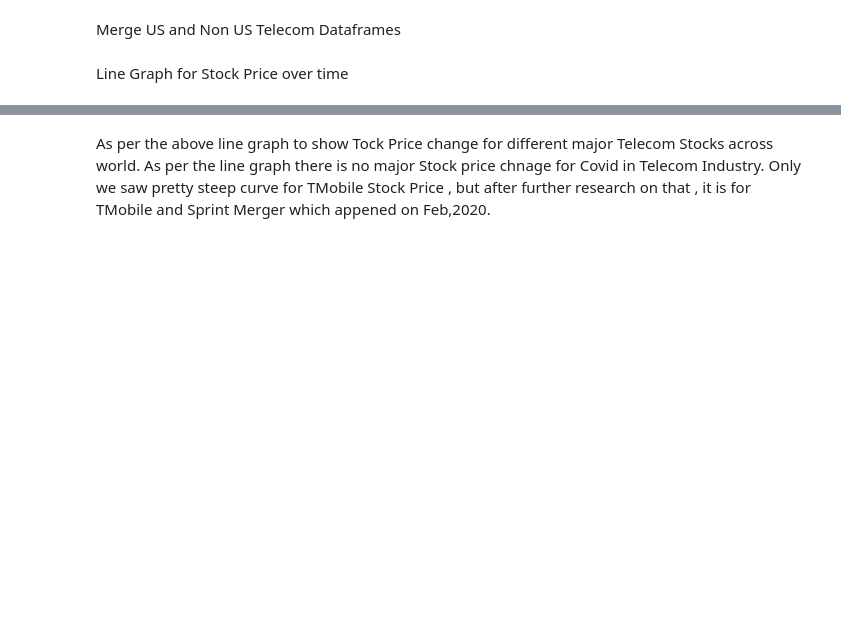
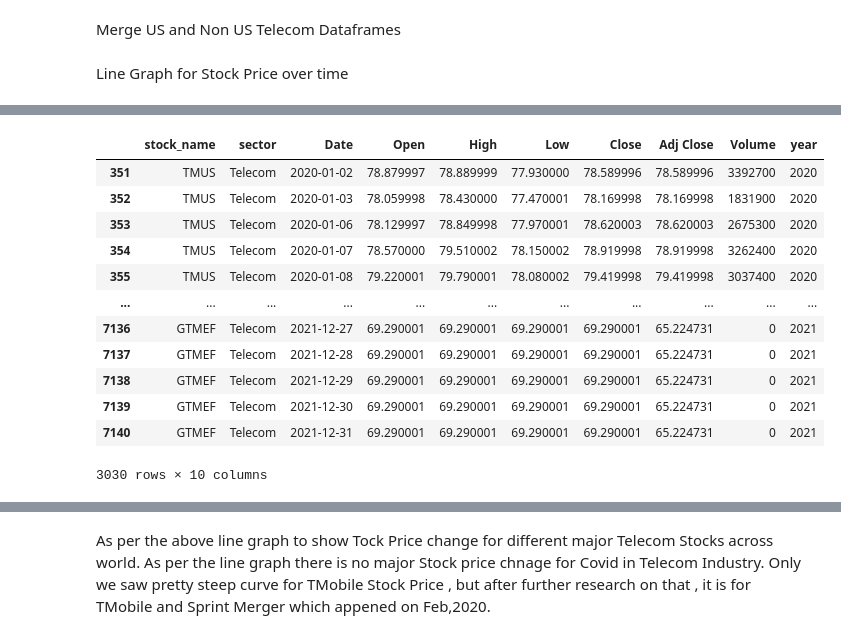
Before and after one commit to desireetrevino/Project1_Team2, a Jupyter notebook: Project1_Team2_Rajib.ipynb, the cells around one changed output, grey strips where cells are left out. Cells and saved outputs as stored; diff of their text form; code cells hidden in the pictures; blank space fills up the shorter version.

```diff
--- a/Project1_Team2_Rajib.ipynb
+++ b/Project1_Team2_Rajib.ipynb
@@ -102,3 +106,32 @@ Merge US and Non US Telecom Dataframes
 telecom_stock_df = telecom_us_stock_df.append(telecom_outsideus_stock_df, ignore_index = True)
 # %% [markdown]
 Line Graph for Stock Price over time
+# %%
+from IPython.display import display
+import ipywidgets as widgets
+
+beg_year = widgets.IntSlider(
+    value=7,
+    min=2019,
+    max=2023,
+    step=1,
+    description='Start Year:',
+    disabled=False,
+    continuous_update=False,
+    orientation='horizontal',
+    readout=True,
+    readout_format='d'
+)
+
+end_year = widgets.IntSlider(
+    value=7,
+    min=2019,
+    max=2023,
+    step=1,
+    description='End Year:',
+    disabled=False,
+    continuous_update=False,
+    orientation='horizontal',
+    readout=True,
+    readout_format='d'
+)
@@ -105,3 +147,21 @@ Line Graph for Stock Price over time
+# %%
+telecom_stock_df['year'] = pd.DatetimeIndex(telecom_stock_df['Date']).year
+telecom_stock_date_df = telecom_stock_df.loc[(telecom_stock_df["year"] >= beg_year.value) & (telecom_stock_df["year"] <= end_year.value)]
+telecom_stock_date_df
+# %% [output]
+|  | stock_name | sector | Date | Open | High | Low | Close | Adj Close | Volume | year |
+| 351 | TMUS | Telecom | 2020-01-02 | 78.879997 | 78.889999 | 77.930000 | 78.589996 | 78.589996 | 3392700 | 2020 |
+| 352 | TMUS | Telecom | 2020-01-03 | 78.059998 | 78.430000 | 77.470001 | 78.169998 | 78.169998 | 1831900 | 2020 |
+| 353 | TMUS | Telecom | 2020-01-06 | 78.129997 | 78.849998 | 77.970001 | 78.620003 | 78.620003 | 2675300 | 2020 |
+| 354 | TMUS | Telecom | 2020-01-07 | 78.570000 | 79.510002 | 78.150002 | 78.919998 | 78.919998 | 3262400 | 2020 |
+| 355 | TMUS | Telecom | 2020-01-08 | 79.220001 | 79.790001 | 78.080002 | 79.419998 | 79.419998 | 3037400 | 2020 |
+| ... | ... | ... | ... | ... | ... | ... | ... | ... | ... | ... |
+| 7136 | GTMEF | Telecom | 2021-12-27 | 69.290001 | 69.290001 | 69.290001 | 69.290001 | 65.224731 | 0 | 2021 |
+| 7137 | GTMEF | Telecom | 2021-12-28 | 69.290001 | 69.290001 | 69.290001 | 69.290001 | 65.224731 | 0 | 2021 |
+| 7138 | GTMEF | Telecom | 2021-12-29 | 69.290001 | 69.290001 | 69.290001 | 69.290001 | 65.224731 | 0 | 2021 |
+| 7139 | GTMEF | Telecom | 2021-12-30 | 69.290001 | 69.290001 | 69.290001 | 69.290001 | 65.224731 | 0 | 2021 |
+| 7140 | GTMEF | Telecom | 2021-12-31 | 69.290001 | 69.290001 | 69.290001 | 69.290001 | 65.224731 | 0 | 2021 |
+3030 rows × 10 columns
 # %%
 %matplotlib notebook
 import datetime
```
Also changed, not shown: parts of 18 cells of this notebook.
